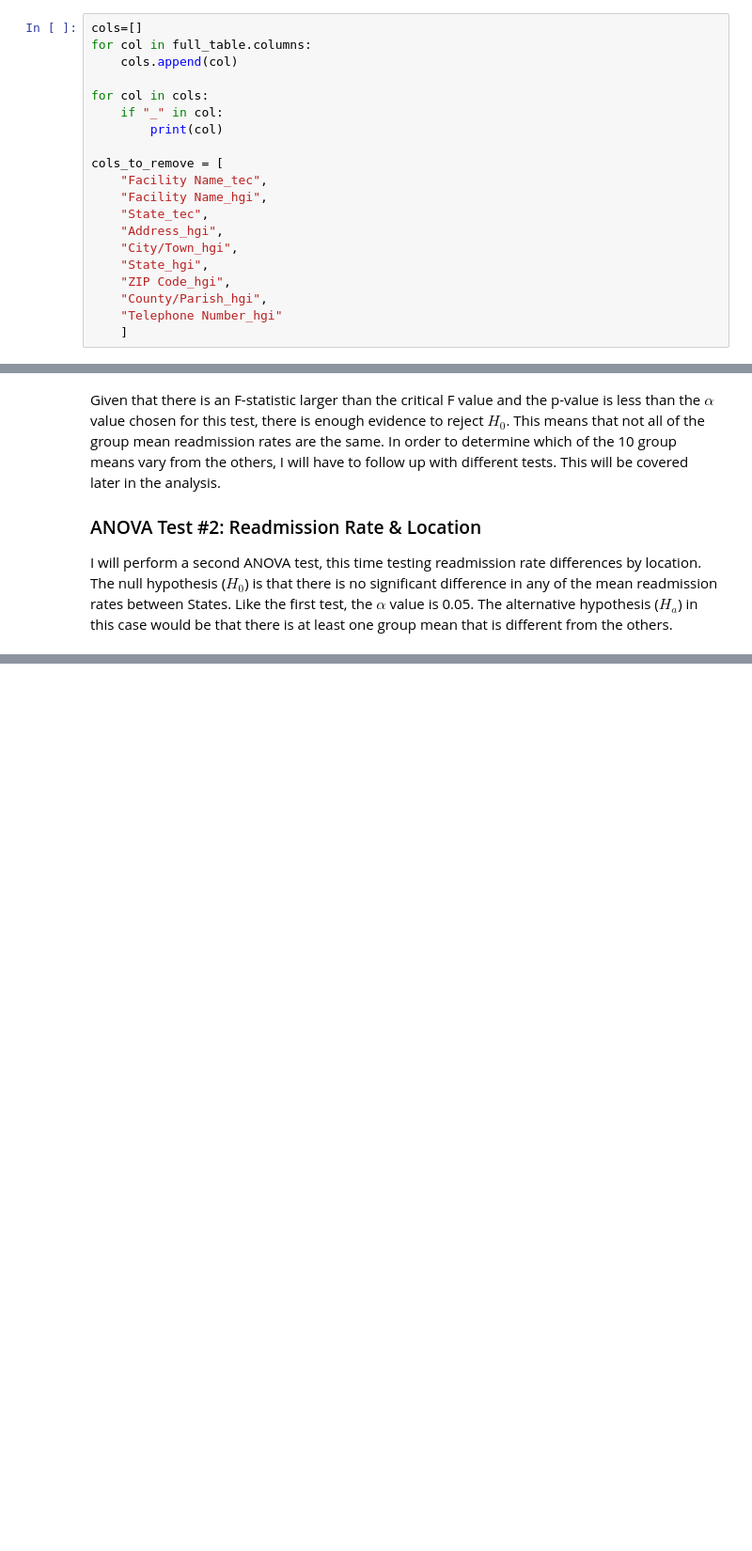
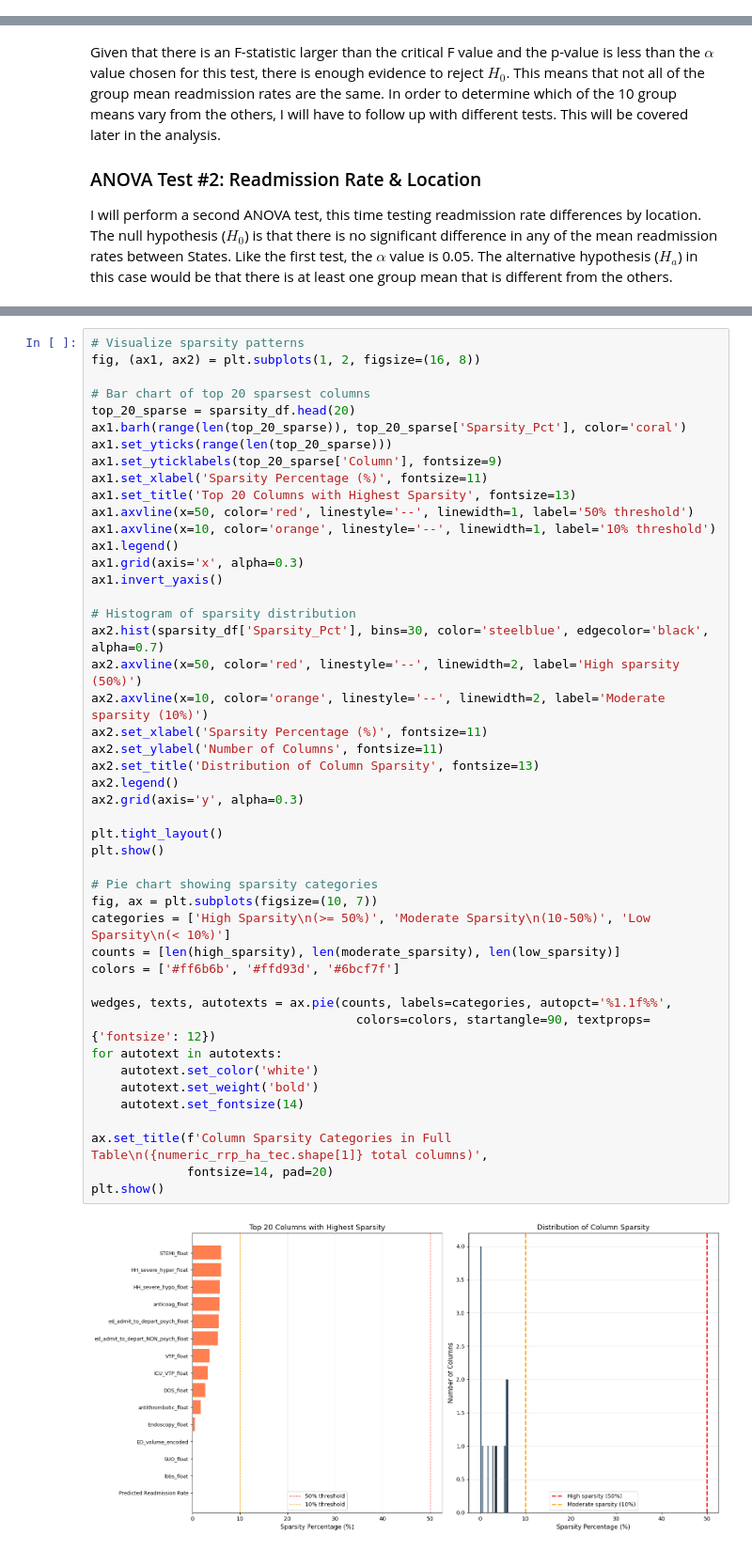
Before and after one commit to Ivaldivi/Patient-Readmission-Analysis, a Jupyter notebook: analysis/patient-readmission-analysis.ipynb, the cells around one changed output, grey strips where cells are left out. Shown at 94% size. Drawn from its saved outputs; the diff is of its cells as text; blank space fills up the shorter version.

```diff
--- a/analysis/patient-readmission-analysis.ipynb
+++ b/analysis/patient-readmission-analysis.ipynb
@@ -151,23 +284,3 @@ full_table = rrp_tec.join(hgi, on='Facility ID', how='left', suffix='_hgi')
 # %% [markdown]
 ### Remove redundant columns
 There are some columns that repeat between the 3 datasets like Facility Name, Address, State and Telephone Number.
-# %%
-cols=[]
-for col in full_table.columns:
-    cols.append(col)
-
-for col in cols:
-    if "_" in col:
-        print(col)
-
-cols_to_remove = [
-    "Facility Name_tec",
-    "Facility Name_hgi",
-    "State_tec",
-    "Address_hgi",
-    "City/Town_hgi",
-    "State_hgi",
-    "ZIP Code_hgi",
-    "County/Parish_hgi",
-    "Telephone Number_hgi"
-    ]
@@ -327,0 +664,48 @@ Similarly to the first ANOVA test, the 2nd one that is looking at differences in
+# %%
+# Visualize sparsity patterns
+fig, (ax1, ax2) = plt.subplots(1, 2, figsize=(16, 8))
+
+# Bar chart of top 20 sparsest columns
+top_20_sparse = sparsity_df.head(20)
+ax1.barh(range(len(top_20_sparse)), top_20_sparse['Sparsity_Pct'], color='coral')
+ax1.set_yticks(range(len(top_20_sparse)))
+ax1.set_yticklabels(top_20_sparse['Column'], fontsize=9)
+ax1.set_xlabel('Sparsity Percentage (%)', fontsize=11)
+ax1.set_title('Top 20 Columns with Highest Sparsity', fontsize=13)
+ax1.axvline(x=50, color='red', linestyle='--', linewidth=1, label='50% threshold')
+ax1.axvline(x=10, color='orange', linestyle='--', linewidth=1, label='10% threshold')
+ax1.legend()
+ax1.grid(axis='x', alpha=0.3)
+ax1.invert_yaxis()
+
+# Histogram of sparsity distribution
+ax2.hist(sparsity_df['Sparsity_Pct'], bins=30, color='steelblue', edgecolor='black', alpha=0.7)
+ax2.axvline(x=50, color='red', linestyle='--', linewidth=2, label='High sparsity (50%)')
+ax2.axvline(x=10, color='orange', linestyle='--', linewidth=2, label='Moderate sparsity (10%)')
+ax2.set_xlabel('Sparsity Percentage (%)', fontsize=11)
+ax2.set_ylabel('Number of Columns', fontsize=11)
+ax2.set_title('Distribution of Column Sparsity', fontsize=13)
+ax2.legend()
+ax2.grid(axis='y', alpha=0.3)
+
+plt.tight_layout()
+plt.show()
+
+# Pie chart showing sparsity categories
+fig, ax = plt.subplots(figsize=(10, 7))
+categories = ['High Sparsity\n(>= 50%)', 'Moderate Sparsity\n(10-50%)', 'Low Sparsity\n(< 10%)']
+counts = [len(high_sparsity), len(moderate_sparsity), len(low_sparsity)]
+colors = ['#ff6b6b', '#ffd93d', '#6bcf7f']
+
+wedges, texts, autotexts = ax.pie(counts, labels=categories, autopct='%1.1f%%',
+                                    colors=colors, startangle=90, textprops={'fontsize': 12})
+for autotext in autotexts:
+    autotext.set_color('white')
+    autotext.set_weight('bold')
+    autotext.set_fontsize(14)
+
+ax.set_title(f'Column Sparsity Categories in Full Table\n({numeric_rrp_ha_tec.shape[1]} total columns)',
+             fontsize=14, pad=20)
+plt.show()
+# %% [output]
+[figure, added]
```
Also changed, not shown: parts of 38 cells of this notebook.
